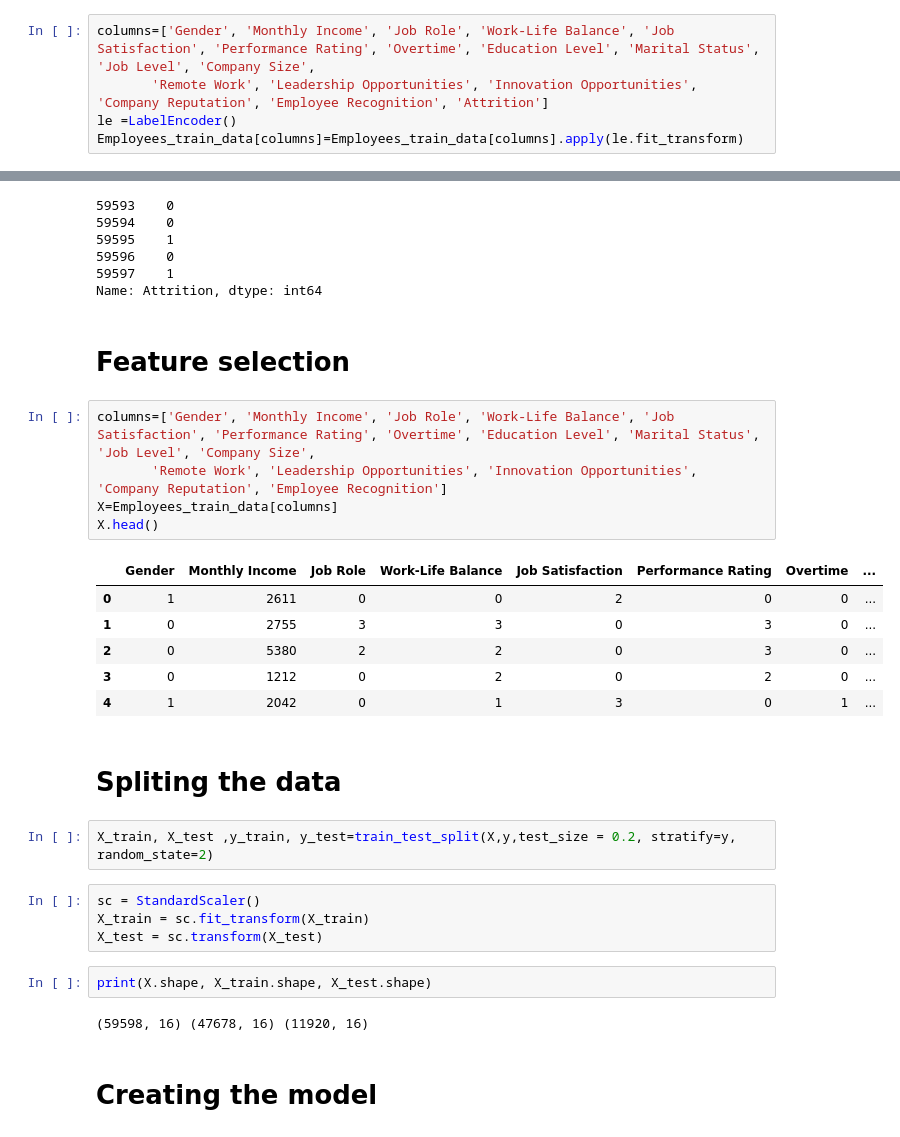
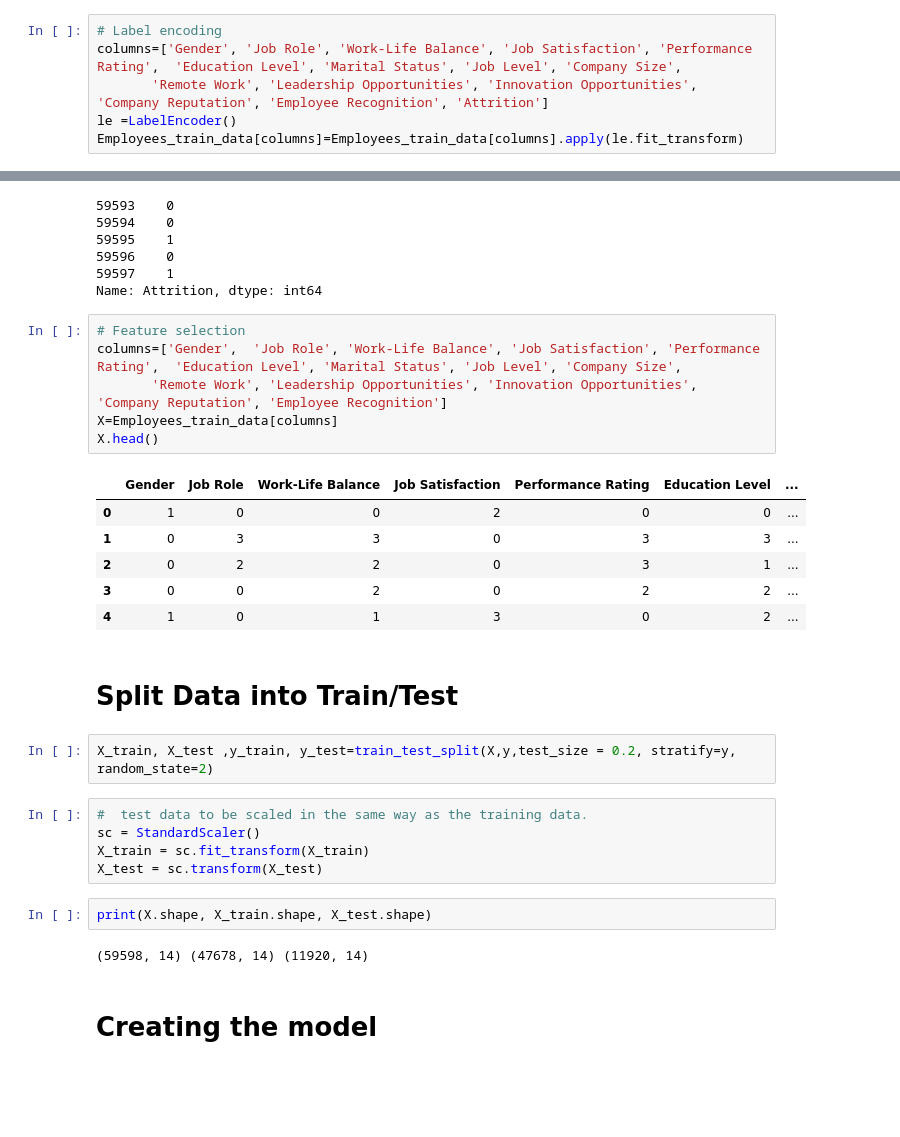
Before and after one commit to EvidanceN/Employee_Attrition_model, a Jupyter notebook: employees-attriction.ipynb, the cells around one changed output, grey strips where cells are left out. Drawn from its saved outputs; the diff is of its cells as text; blank space fills up the shorter version.

```diff
--- a/employees-attriction.ipynb
+++ b/employees-attriction.ipynb
@@ -112,5 +131,6 @@ Index(['Employee ID', 'Age', 'Gender', 'Years at Company', 'Job Role',
 # %%
-columns=['Gender', 'Monthly Income', 'Job Role', 'Work-Life Balance', 'Job Satisfaction', 'Performance Rating', 'Overtime', 'Education Level', 'Marital Status', 'Job Level', 'Company Size',
+# Label encoding
+columns=['Gender', 'Job Role', 'Work-Life Balance', 'Job Satisfaction', 'Performance Rating',  'Education Level', 'Marital Status', 'Job Level', 'Company Size',
        'Remote Work', 'Leadership Opportunities', 'Innovation Opportunities', 'Company Reputation', 'Employee Recognition', 'Attrition']
 le =LabelEncoder()
 Employees_train_data[columns]=Employees_train_data[columns].apply(le.fit_transform)
@@ -125,32 +145,32 @@ y.tail()
 59596    0
 59597    1
 Name: Attrition, dtype: int64
-# %% [markdown]
-# Feature selection
 # %%
-columns=['Gender', 'Monthly Income', 'Job Role', 'Work-Life Balance', 'Job Satisfaction', 'Performance Rating', 'Overtime', 'Education Level', 'Marital Status', 'Job Level', 'Company Size',
+# Feature selection
+columns=['Gender',  'Job Role', 'Work-Life Balance', 'Job Satisfaction', 'Performance Rating',  'Education Level', 'Marital Status', 'Job Level', 'Company Size',
        'Remote Work', 'Leadership Opportunities', 'Innovation Opportunities', 'Company Reputation', 'Employee Recognition']
 X=Employees_train_data[columns]
 X.head()
 # %% [output]
-|  | Gender | Monthly Income | Job Role | Work-Life Balance | Job Satisfaction | Performance Rating | Overtime | ... |
-| 0 | 1 | 2611 | 0 | 0 | 2 | 0 | 0 | ... |
-| 1 | 0 | 2755 | 3 | 3 | 0 | 3 | 0 | ... |
-| 2 | 0 | 5380 | 2 | 2 | 0 | 3 | 0 | ... |
-| 3 | 0 | 1212 | 0 | 2 | 0 | 2 | 0 | ... |
-| 4 | 1 | 2042 | 0 | 1 | 3 | 0 | 1 | ... |
+|  | Gender | Job Role | Work-Life Balance | Job Satisfaction | Performance Rating | Education Level | ... |
+| 0 | 1 | 0 | 0 | 2 | 0 | 0 | ... |
+| 1 | 0 | 3 | 3 | 0 | 3 | 3 | ... |
+| 2 | 0 | 2 | 2 | 0 | 3 | 1 | ... |
+| 3 | 0 | 0 | 2 | 0 | 2 | 2 | ... |
+| 4 | 1 | 0 | 1 | 3 | 0 | 2 | ... |
-# %% [markdown]
-# Spliting the data
+# %% [markdown]
+# Split Data into Train/Test
 # %%
 X_train, X_test ,y_train, y_test=train_test_split(X,y,test_size = 0.2, stratify=y, random_state=2)
 # %%
+#  test data to be scaled in the same way as the training data.
 sc = StandardScaler()
 X_train = sc.fit_transform(X_train)
 X_test = sc.transform(X_test)
 # %%
 print(X.shape, X_train.shape, X_test.shape)
 # %% [output]
-(59598, 16) (47678, 16) (11920, 16)
+(59598, 14) (47678, 14) (11920, 14)
 # %% [markdown]
 # Creating the model
 # %%
```
Also changed, not shown: parts of 24 cells of this notebook.
